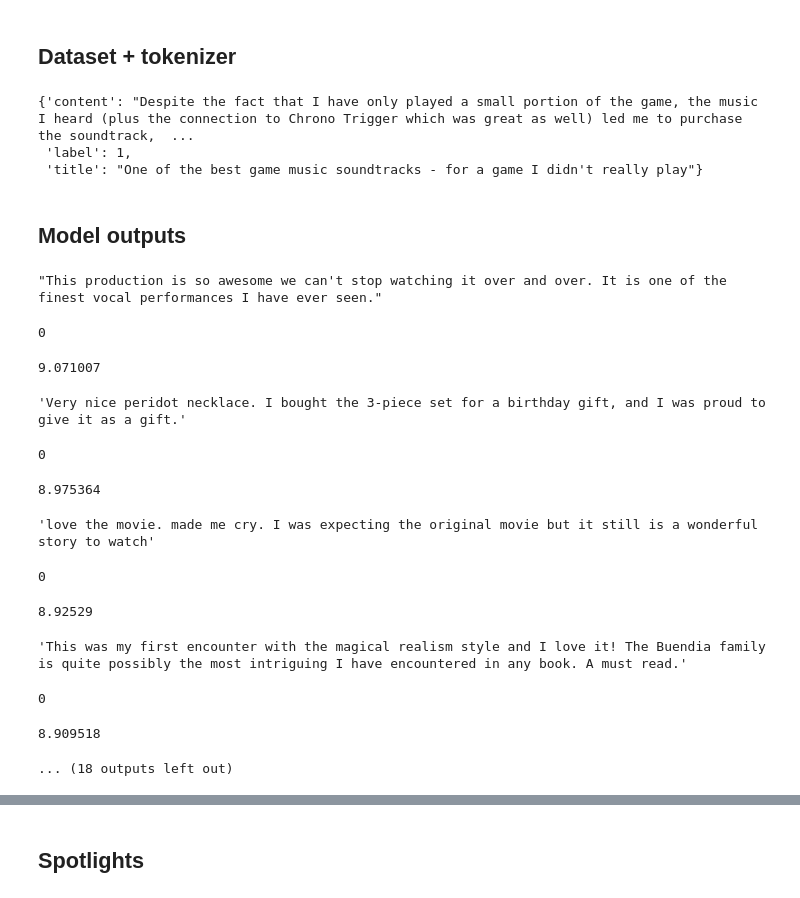
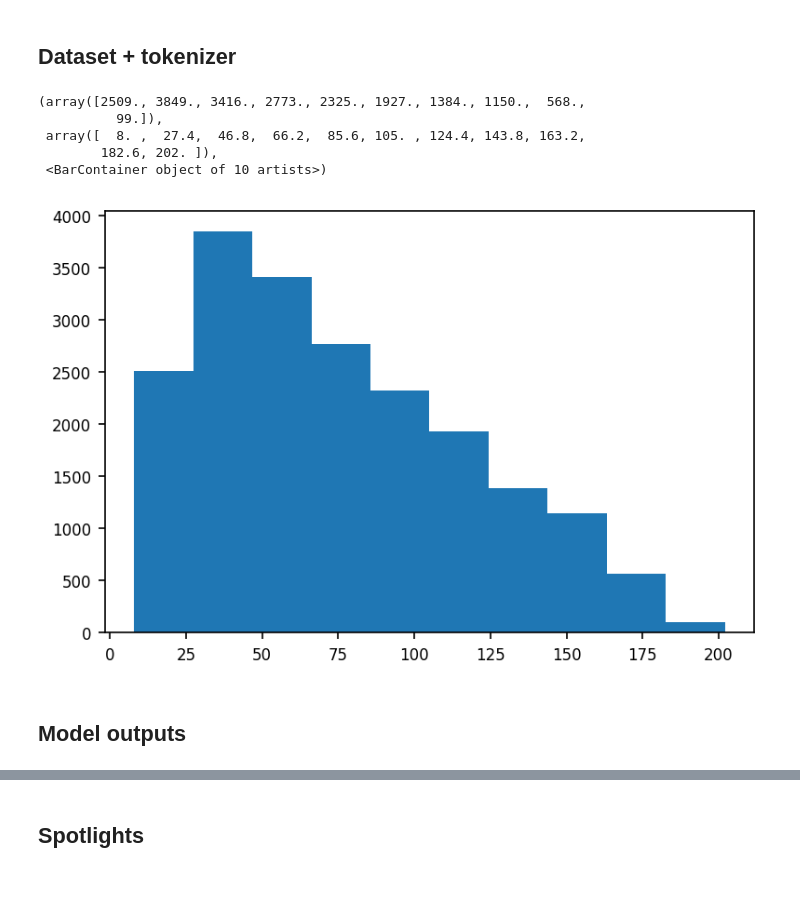
Before and after one commit to gregdeon/spotlight, a Jupyter notebook: analysis_nlp.ipynb, the cells around one changed output, grey strips where cells are left out. Drawn from its saved outputs; the diff is of its cells as text; code cells hidden in the pictures.

```diff
--- a/analysis_nlp.ipynb
+++ b/analysis_nlp.ipynb
@@ -44,12 +42,6 @@ squad_model_path = os.path.join(model_dir, 'squad')
 ## Dataset + tokenizer
 # %%
 dataset = load_from_disk(amazon_dir)['test']
-# %%
-dataset[1]
-# %% [output]
-{'content': "Despite the fact that I have only played a small portion of the game, the music I heard (plus the connection to Chrono Trigger which was great as well) led me to purchase the soundtrack,  ...
- 'label': 1,
- 'title': "One of the best game music soundtracks - for a game I didn't really play"}
 # %%
 num_examples = 20000
 amazon_labels = [dataset[i]['label'] for i in range(num_examples)]
@@ -62,7 +54,23 @@ tokenizer = AutoTokenizer.from_pretrained(
     local_files_only=True
 )
 # %%
+tokens = []
 unique_tokens = []
 for i in tqdm(range(num_examples)):
     tokenized = tokenizer(dataset[i]['content'], padding=True, return_tensors='pt')
+    tokens.append(tokenized['input_ids'].flatten())
     unique_tokens.append(torch.unique(tokenized['input_ids']))
+# %%
+review_lengths = []
+for i in tqdm(range(num_examples)):
+    review_lengths.append(len(dataset[i]['content'].split()))
+review_lengths = np.array(review_lengths)
+# %%
+plt.hist(review_lengths)
+# %% [output]
+(array([2509., 3849., 3416., 2773., 2325., 1927., 1384., 1150.,  568.,
+          99.]),
+ array([  8. ,  27.4,  46.8,  66.2,  85.6, 105. , 124.4, 143.8, 163.2,
+        182.6, 202. ]),
+ <BarContainer object of 10 artists>)
+[figure, added]
@@ -73,22 +81,0 @@ embeddings, outputs, losses = loadInferenceResults('inference_results/amazon_tra
-# %%
-loss_idx = losses.argsort().tolist()[::-1]
-for idx in loss_idx[:10]:
-    example = dataset[idx]
-    display(example['content'])
-    display(example['label'])
-    display(losses[idx])
-    print()
-# %% [output]
-"This production is so awesome we can't stop watching it over and over. It is one of the finest vocal performances I have ever seen."
-0
-9.071007
-'Very nice peridot necklace. I bought the 3-piece set for a birthday gift, and I was proud to give it as a gift.'
-0
-8.975364
-'love the movie. made me cry. I was expecting the original movie but it still is a wonderful story to watch'
-0
-8.92529
-'This was my first encounter with the magical realism style and I love it! The Buendia family is quite possibly the most intriguing I have encountered in any book. A must read.'
-0
-8.909518
-... (18 outputs left out)
```
Also changed, not shown: parts of 45 cells of this notebook.
